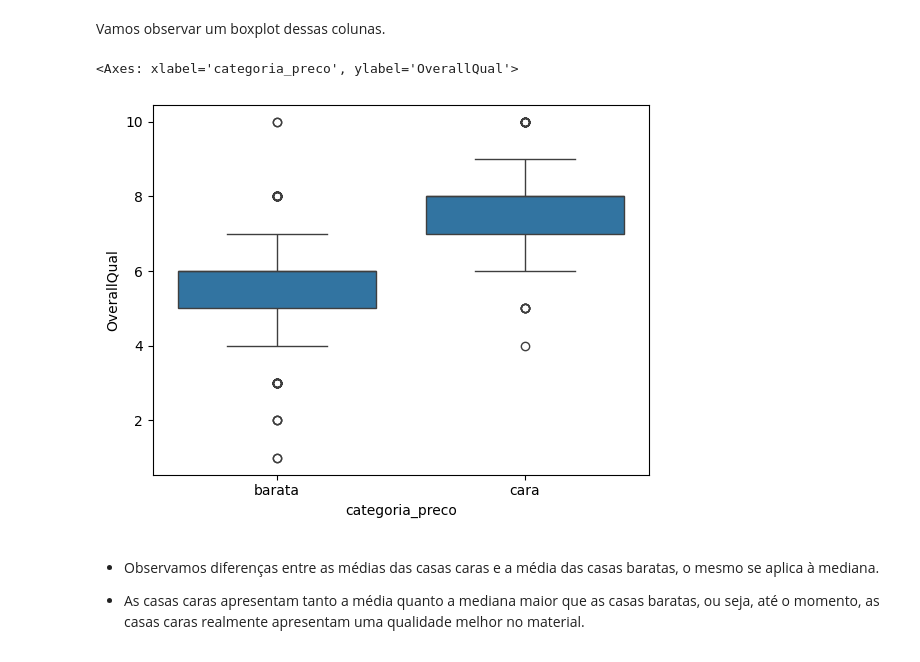
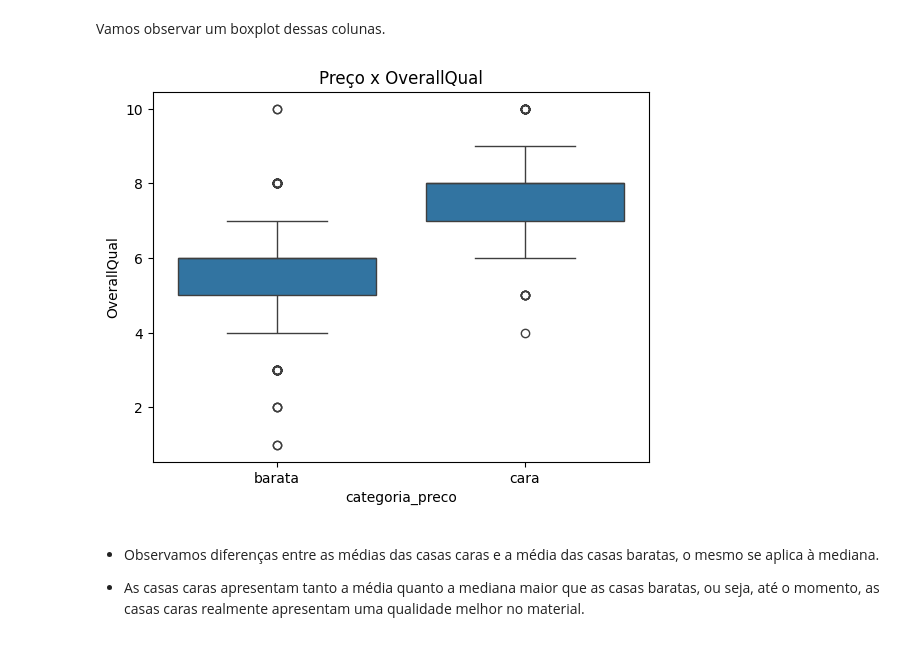
Before and after one commit to JosenildoJunior/Blog2, a Jupyter notebook: Estatística_descritiva_EBA.ipynb, the cells around one changed output. Saved outputs shown, nothing was run; the diff lists cells and outputs as text; code cells hidden in the pictures.

```diff
--- a/Estatística_descritiva_EBA.ipynb
+++ b/Estatística_descritiva_EBA.ipynb
@@ -243,10 +243,10 @@ Name: OverallQual, dtype: float64
 Vamos observar um boxplot dessas colunas.
 # %%
 # Criando o boxplot
-sns.boxplot(data = df, x = "categoria_preco", y = "OverallQual");
+sns.boxplot(data = df, x = "categoria_preco", y = "OverallQual")
+plt.title("Preço x OverallQual");
 # %% [output]
-<Axes: xlabel='categoria_preco', ylabel='OverallQual'>
-[figure, old version]
+[figure, new version]
 # %% [markdown]
 - Observamos diferenças entre as médias das casas caras e a média das casas baratas, o mesmo se aplica à mediana.
 
```
Also changed, not shown: parts of 101 cells of this notebook.
